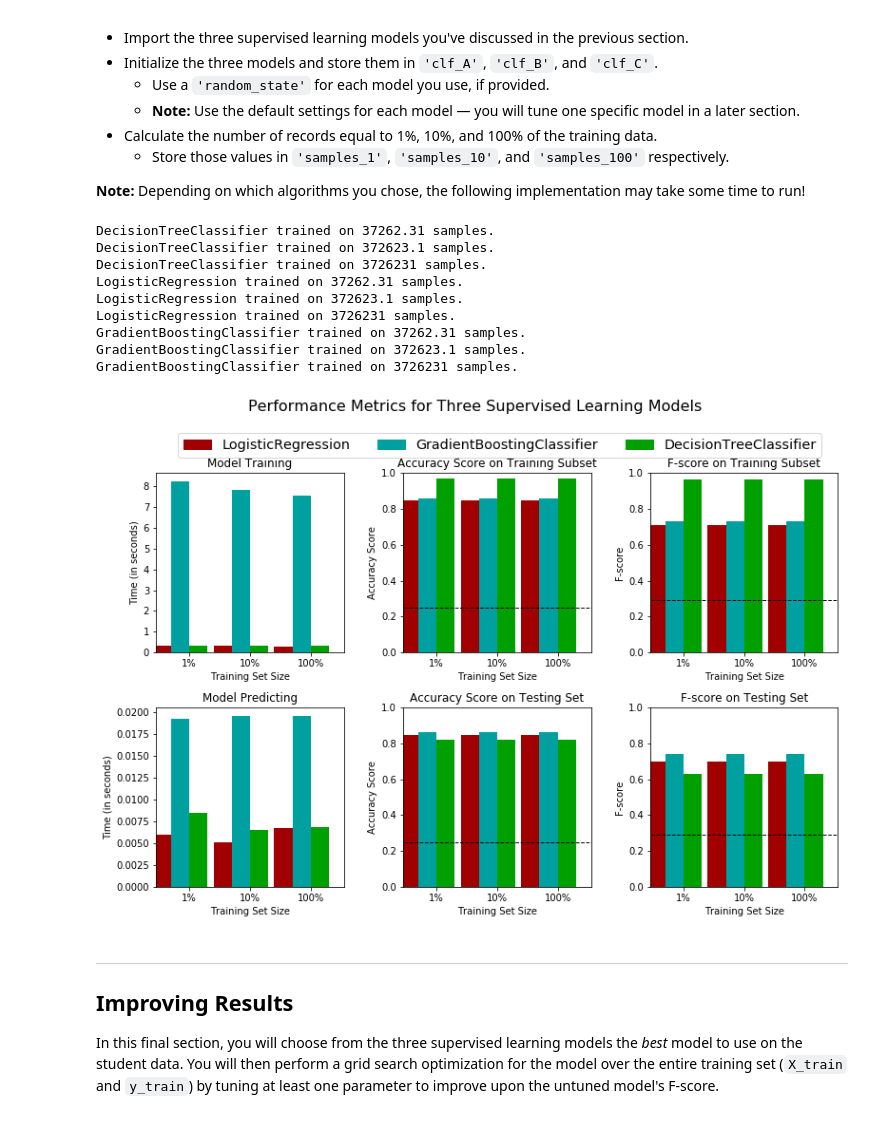
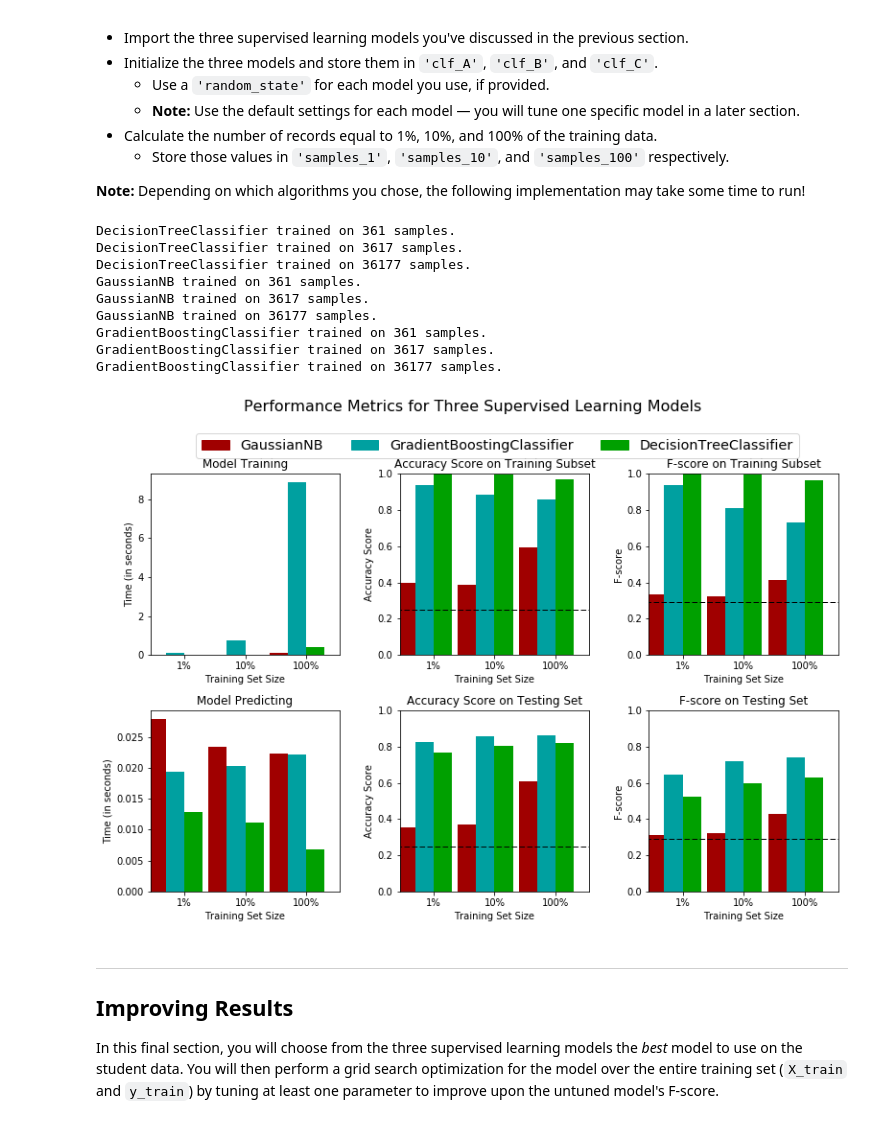
Before and after one commit to TejjeT/Udacity_ML, a Jupyter notebook: projects/finding_donors/finding_donors.ipynb, the cells around one changed output. Drawn from its saved outputs; the diff is of its cells as text; code cells hidden in the pictures.

```diff
--- a/projects/finding_donors/finding_donors.ipynb
+++ b/projects/finding_donors/finding_donors.ipynb
@@ -50,13 +50,13 @@ A cursory investigation of the dataset will determine how many individuals fit i
 **Hint:** You may need to look at the table above to understand how the `'income'` entries are formatted.
 # %%
 # TODO: Total number of records
-n_records = data.size
+n_records = data.shape[0]
 
 # TODO: Number of records where individual's income is more than $50,000
-n_greater_50k = data[data.income=='>50K'].size
+n_greater_50k = len(data[data.income=='>50K'])
 
 # TODO: Number of records where individual's income is at most $50,000
-n_at_most_50k = data[data.income=='<=50K'].size
+n_at_most_50k = len(data[data.income=='<=50K'])
 
 # TODO: Percentage of individuals whose income is more than $50,000
 greater_percent = n_greater_50k*100.0/n_records
@@ -304,7 +306,7 @@ def train_predict(learner, sample_size, X_train, y_train, X_test, y_test):
 
     # TODO: Fit the learner to the training data using slicing with 'sample_size'
     start = time() # Get start time
-    learner.fit(X_train, y_train)
+    learner.fit(X_train[:sample_size], y_train[:sample_size])
     end = time() # Get end time
 
     # TODO: Calculate the training time
@@ -351,40 +353,40 @@ In the code cell, you will need to implement the following:
 # %%
 # TODO: Import the three supervised learning models from sklearn
 from sklearn.tree import DecisionTreeClassifier
-from sklearn import linear_model
+from sklearn.naive_bayes import GaussianNB
 from sklearn.ensemble import GradientBoostingClassifier
 # TODO: Initialize the three models
 clf_A = DecisionTreeClassifier(random_state=234)
-clf_B = linear_model.LogisticRegression(random_state=234)
+clf_B = GaussianNB()
 clf_C =  GradientBoostingClassifier(random_state=234)
 #solver='lbfgs', alpha=1e-5,hidden_layer_sizes=(5, 2), random_state=1
 # TODO: Calculate the number of samples for 1%, 10%, and 100% of the training data
-samples_1 = X_train.size *1/100.0
-samples_10 = X_train.size *10/100.0
-samples_100 =  X_train.size
+samples_1 = int(len(X_train) *1/100)
+samples_10 = int(len(X_train) *10/100) #AUTO TYPE CASTS SINCE NO floar in numerator or denominator
+samples_100 =  len(X_train)
 
 # Collect results on the learners
 results = {}
 for clf in [clf_A, clf_B, clf_C]:
     clf_name = clf.__class__.__name__
     results[clf_name] = {}
     for i, samples in enumerate([samples_1, samples_10, samples_100]):
         results[clf_name][i] = \
         train_predict(clf, samples, X_train, y_train, X_test, y_test)
 
 # Run metrics visualization for the three supervised learning models chosen
 vs.evaluate(results, accuracy, fscore)
 # %% [output]
-DecisionTreeClassifier trained on 37262.31 samples.
-DecisionTreeClassifier trained on 372623.1 samples.
-DecisionTreeClassifier trained on 3726231 samples.
-LogisticRegression trained on 37262.31 samples.
-LogisticRegression trained on 372623.1 samples.
-LogisticRegression trained on 3726231 samples.
-GradientBoostingClassifier trained on 37262.31 samples.
-GradientBoostingClassifier trained on 372623.1 samples.
-GradientBoostingClassifier trained on 3726231 samples.
+DecisionTreeClassifier trained on 361 samples.
+DecisionTreeClassifier trained on 3617 samples.
+DecisionTreeClassifier trained on 36177 samples.
+GaussianNB trained on 361 samples.
+GaussianNB trained on 3617 samples.
+GaussianNB trained on 36177 samples.
+GradientBoostingClassifier trained on 361 samples.
+GradientBoostingClassifier trained on 3617 samples.
+GradientBoostingClassifier trained on 36177 samples.
-[figure, old version]
+[figure, new version]
 # %% [markdown]
 ----
 ## Improving Results
```
Also changed, not shown: parts of 15 cells of this notebook, 7 other files.
